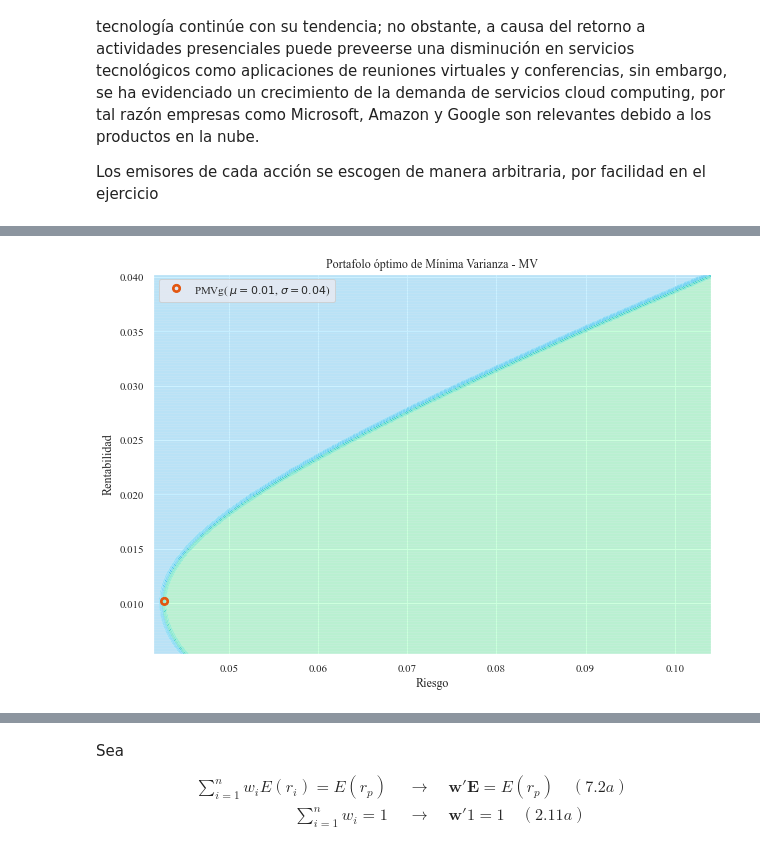
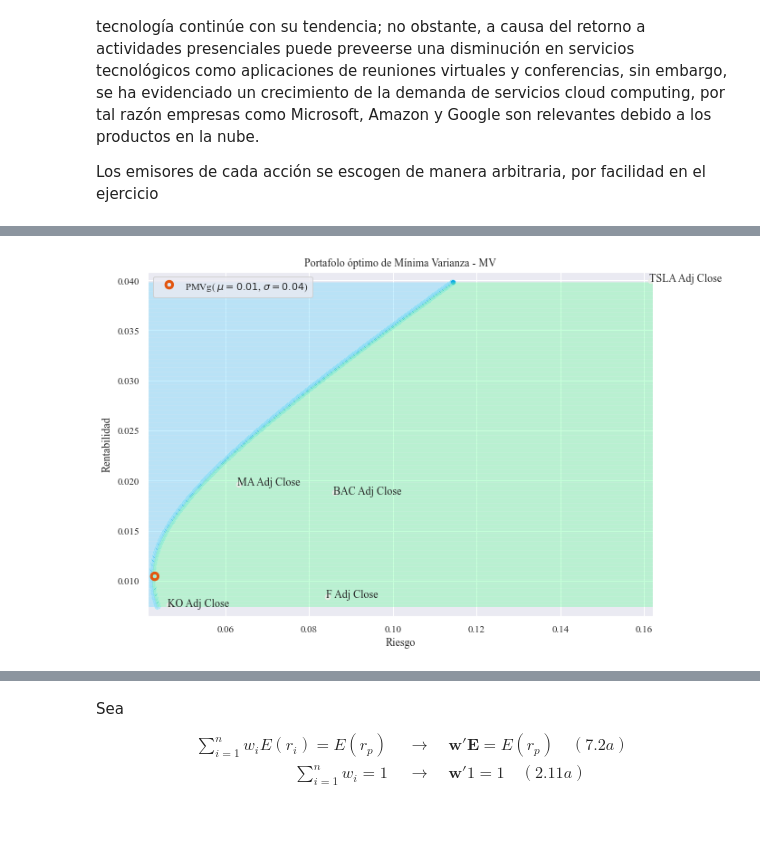
Before and after one commit to Mr-UMiguel/UExternado, a Jupyter notebook: TP/Taller1.ipynb, the cells around one changed output, grey strips where cells are left out. Drawn from its saved outputs; the diff is of its cells as text; code cells hidden in the pictures; blank space fills up the shorter version.

```diff
--- a/TP/Taller1.ipynb
+++ b/TP/Taller1.ipynb
@@ -69,0 +71,2 @@ returns = get_data(symbols=symbols,start_date="2021-02-01",end_date="2022-02-01"
+# %%
+returns = get_data(symbols=['TSLA','BAC','MA','KO','F'],start_date="2011-11-30",end_date="2022-01-31",frequency='M').returns(return_type="log",plot=True)
@@ -80,10 +93,11 @@ from pypt.pmv import PMV
 
 
 sns.set_theme(font="Times New Roman",font_scale=1)
-retornos = pd.read_excel('./datasets/retornos.xlsx')
+retornos = returns
+# retornos = pd.read_excel('./datasets/retornos.xlsx')
 # %%
 rpmv, sigmapmv ,wpmv  = PMV(returns=retornos).mv().pmv
-PMV(returns=retornos).mv().plot()
+PMV(returns=retornos).mv().plot(include_assets=True)
 # %% [output]
-[figure, old version]
+[figure, new version]
 # %%
```
Also changed, not shown: parts of 26 cells of this notebook, 2 other files.
